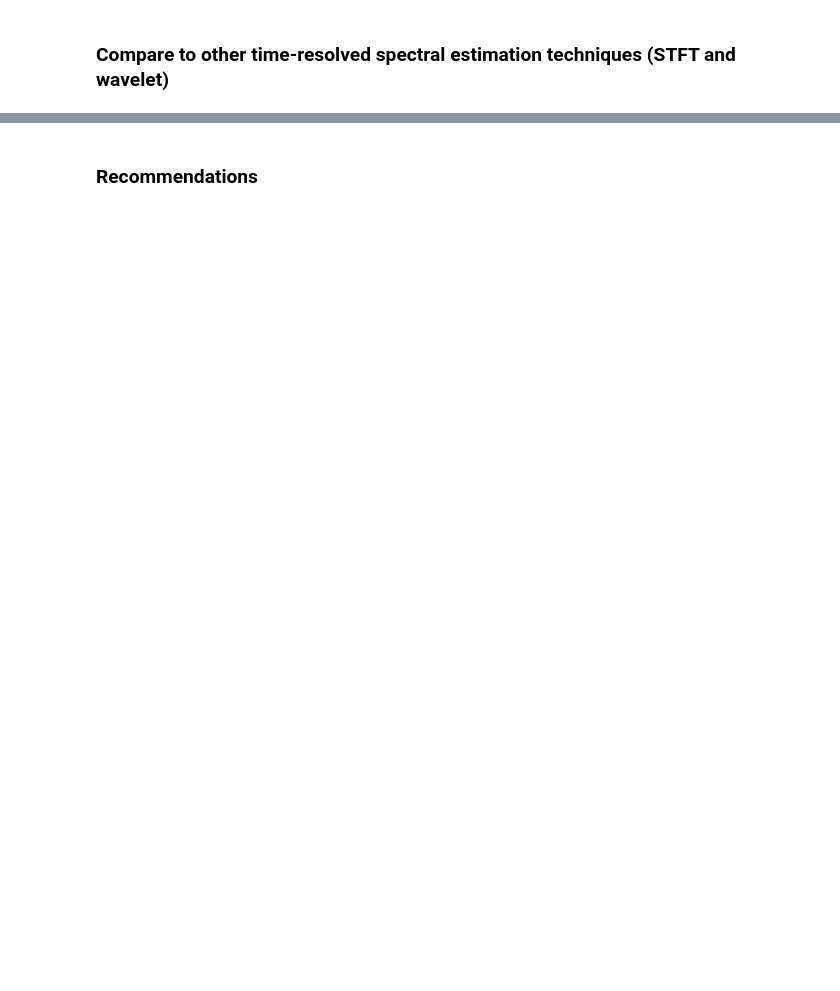
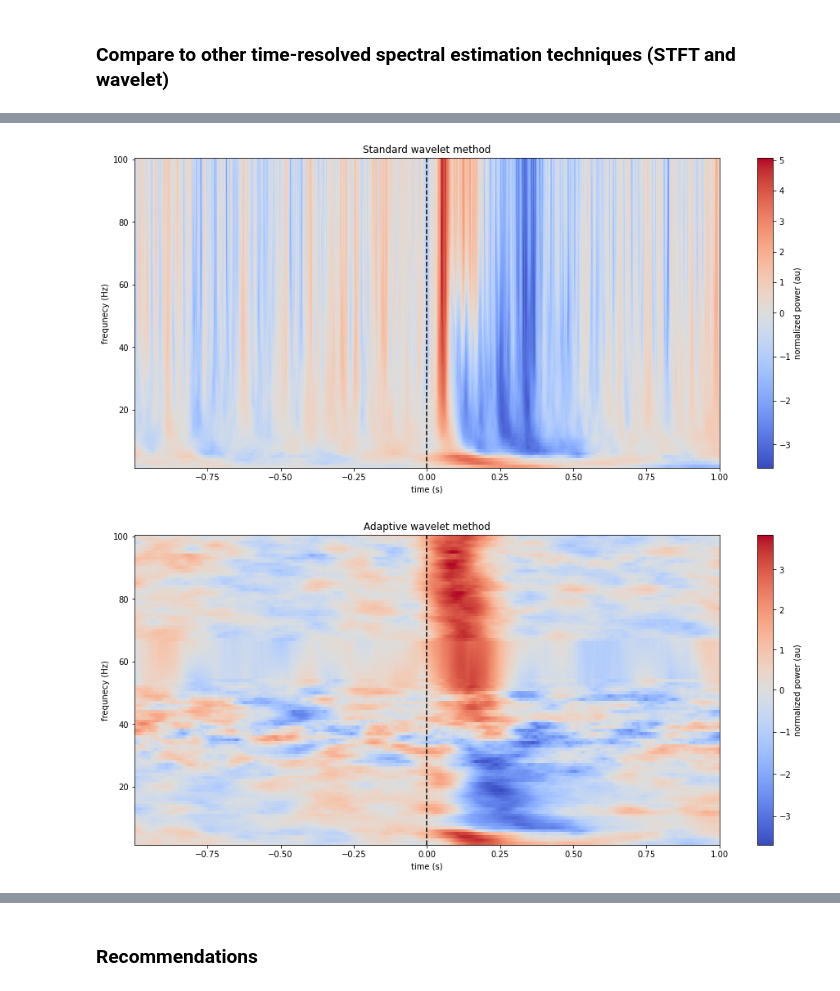
Before and after one commit to voytekresearch/TimeResolvedAperiodic, a Jupyter notebook: notebooks/01-Multitaper.ipynb, the cells around one changed output, grey strips where cells are left out. Saved outputs shown, nothing was run; the diff lists cells and outputs as text; code cells hidden in the pictures; blank space fills up the shorter version.

```diff
--- a/notebooks/01-Multitaper.ipynb
+++ b/notebooks/01-Multitaper.ipynb
@@ -364,0 +426,25 @@ plot_evoked_tfr(tfr_mean, tfr_freqs, tfr_time)
+# %%
+# demo wavelet method
+
+# settings - match to multitaper method above
+freqs = np.arange(2, 101, 1)
+window_length = 0.5 # used in adaptive wavelet method only
+
+# demo standard wavelet method - use a fixed number of cycles at each frequency
+tfr = tfr_array_morlet(epoch_data[np.newaxis, :], sfreq=fs, freqs=freqs,
+                       n_cycles=2, output='power', n_jobs=-1)
+tfr = np.mean(np.log10(tfr[0]), axis=0) # average over epochs
+tfr, _ = crop_tfr(tfr, event_time_vector, time_range) # crop edge effects
+tfr = interpolate_spectra(freqs, tfr.T, [55, 65])[1].T # interpolate line-noise range
+plot_evoked_tfr(tfr, freqs, time, title="Standard wavelet method")
+
+# demo adaptive wavelet method - use a fixed window size, as in multitaper method
+n_cycles = freqs * window_length
+tfr = tfr_array_morlet(epoch_data[np.newaxis, :], sfreq=fs, freqs=freqs,
+                       n_cycles=n_cycles, output='power', n_jobs=-1)
+tfr = np.log10(tfr[0])
+tfr = tfr.mean(axis=0)
+tfr, _ = crop_tfr(tfr, event_time_vector, time_range)
+tfr = interpolate_spectra(freqs, tfr.T, [55, 65])[1].T
+plot_evoked_tfr(tfr, freqs, time, title="Adaptive wavelet method")
+# %% [output]
@@ -364,0 +459,2 @@ plot_evoked_tfr(tfr_mean, tfr_freqs, tfr_time)
+[figure, added]
+[figure, added]
```
Also changed, not shown: parts of 12 cells of this notebook.
